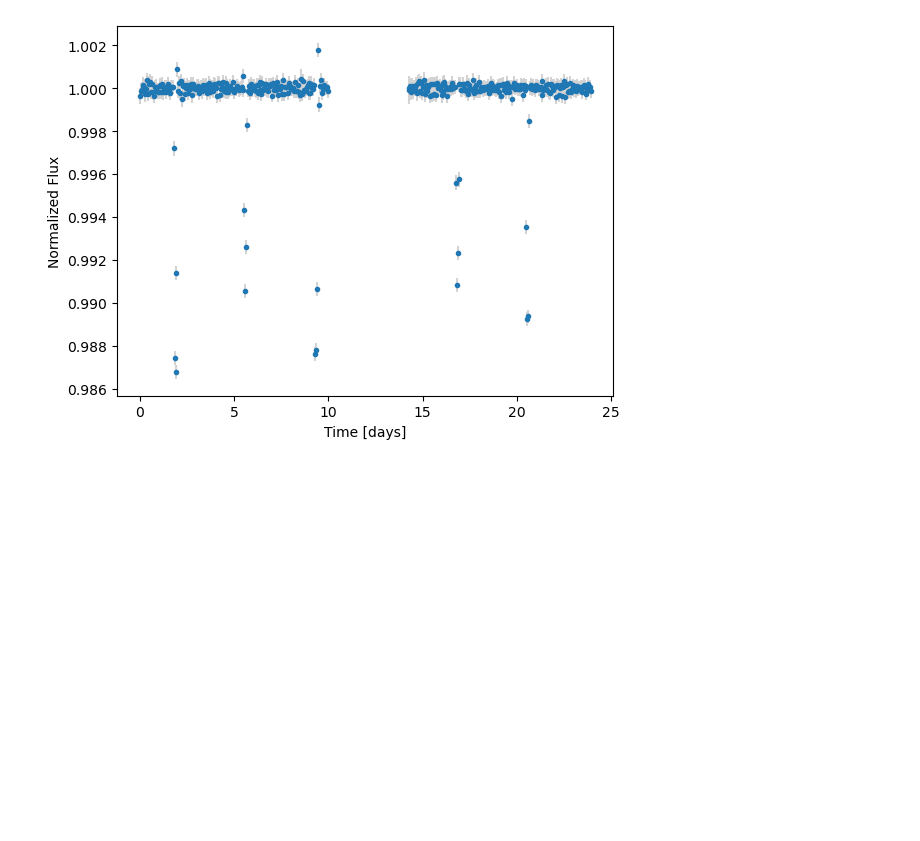
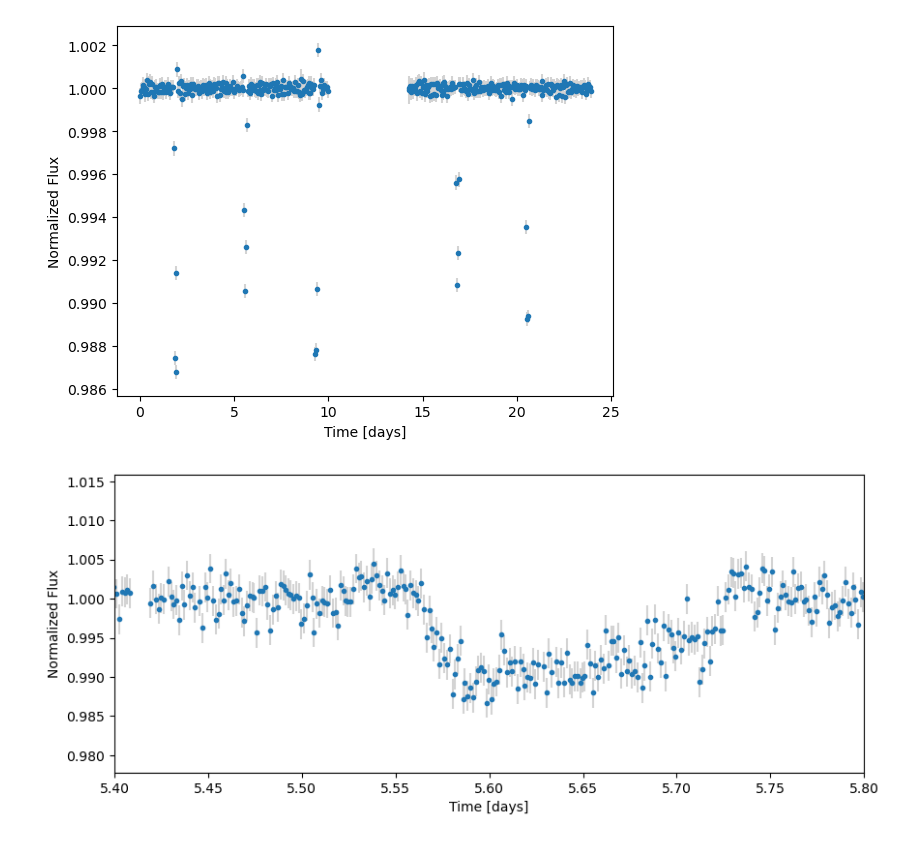
Before and after one commit to hrwakeford/MSci2022_TESS, a Jupyter notebook: WASP_17b/WASP_17b.ipynb, the cells around one changed output. Saved outputs shown, nothing was run; the diff lists cells and outputs as text; code cells hidden in the pictures; blank space fills up the shorter version.

```diff
--- a/WASP_17b/WASP_17b.ipynb
+++ b/WASP_17b/WASP_17b.ipynb
@@ -77,11 +79,12 @@ plt.show()
 # %%
 fig = plt.figure(figsize=(10,4))
 
-lc_bin = lc.bin(time_bin_size = 0.05) # Default time is in days
-plt.errorbar(lc_bin.time.mjd-lc_bin.time[0].mjd, lc_bin.sap_flux, lc_bin.sap_flux_err, fmt='.', ecolor='LightGrey')
+lc_bin = lc.bin(time_bin_size = 0.0005) # Default time is in days
+plt.errorbar(lc_bin.time.mjd-lc_bin.time[0].mjd, lc_bin.flux, lc_bin.flux_err, fmt='.', ecolor='LightGrey')
 
-plt.xlim(7.0,9.0)
-plt.title("SAP flux")
+plt.xlim(5.4, 5.8)
 plt.xlabel('Time [days]')
 plt.ylabel('Normalized Flux')
 plt.show()
+# %% [output]
+[figure, added]
```
Also changed, not shown: parts of 6 cells of this notebook.
